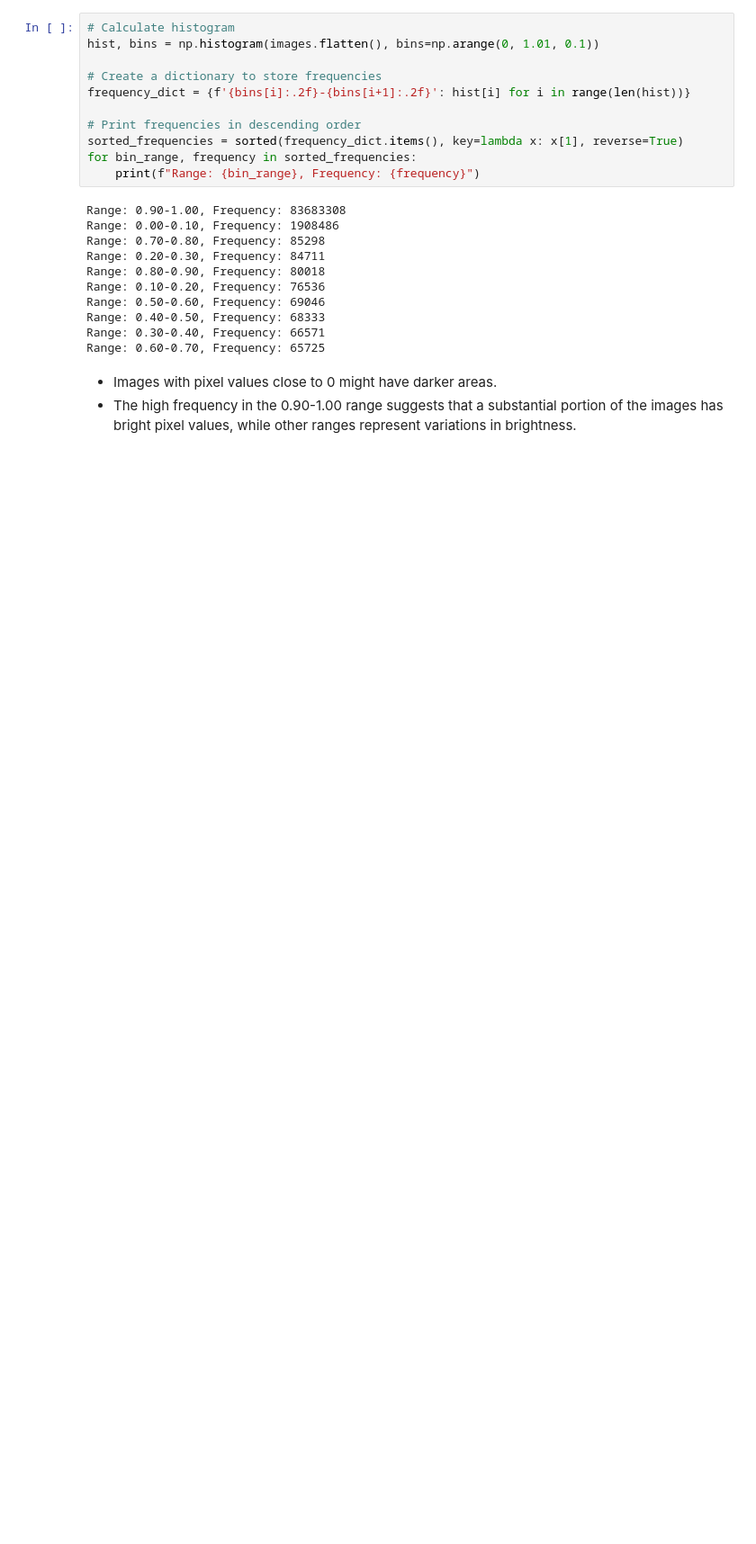
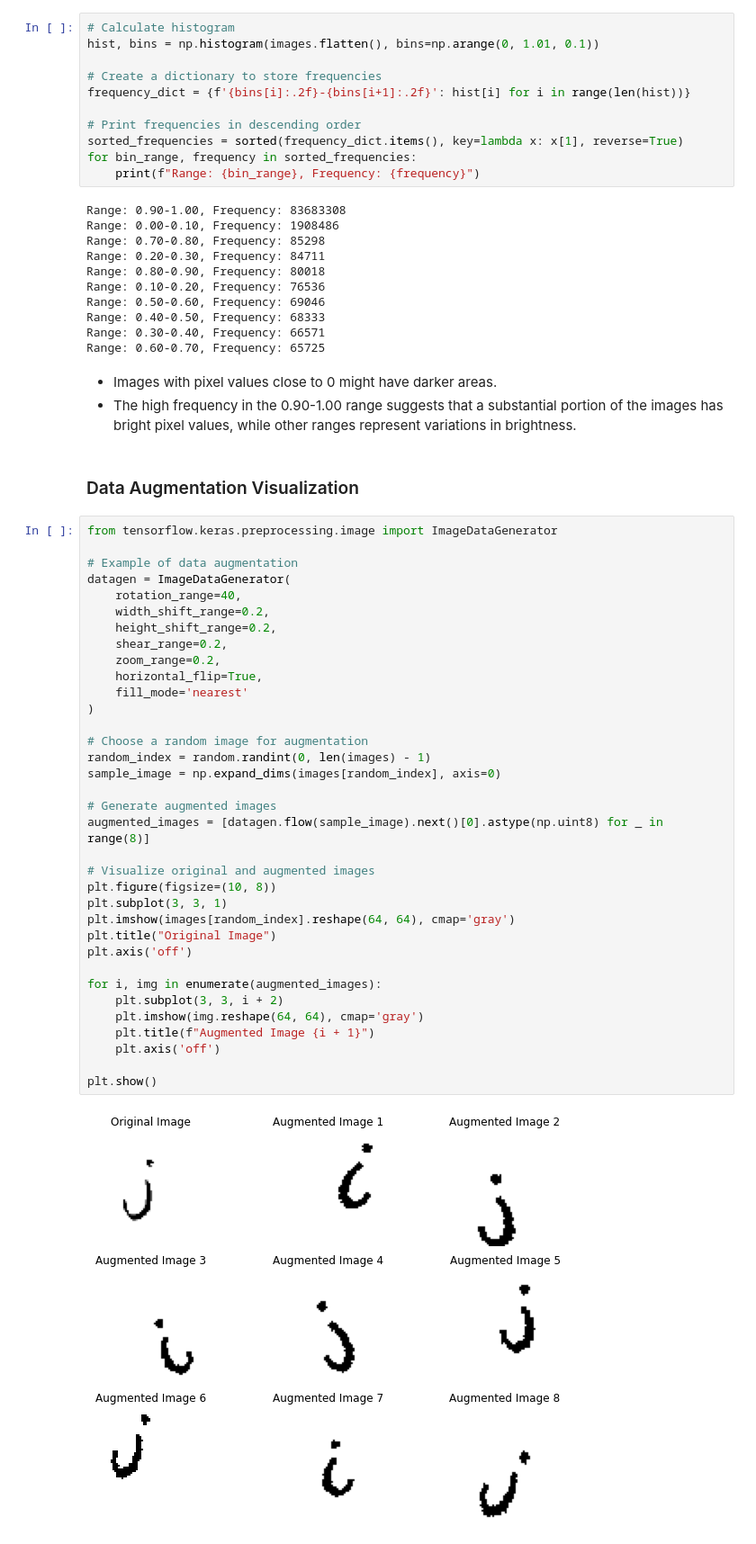
Before and after one commit to beyzanurkeskin/Handwritten-Letter-and-Person-Recognition-Project, a Jupyter notebook: Dataset/EDA.ipynb, the cells around one changed output. Shown: that part at 90% size. Drawn from its saved outputs; the diff is of its cells as text; blank space fills up the shorter version.

```diff
--- a/Dataset/EDA.ipynb
+++ b/Dataset/EDA.ipynb
@@ -204,3 +206,42 @@ Range: 0.60-0.70, Frequency: 65725
 # %% [markdown]
 * Images with pixel values close to 0 might have darker areas.
 * The high frequency in the 0.90-1.00 range suggests that a substantial portion of the images has bright pixel values, while other ranges represent variations in brightness.
+# %% [markdown]
+### Data Augmentation Visualization
+# %%
+from tensorflow.keras.preprocessing.image import ImageDataGenerator
+
+# Example of data augmentation
+datagen = ImageDataGenerator(
+    rotation_range=40,
+    width_shift_range=0.2,
+    height_shift_range=0.2,
+    shear_range=0.2,
+    zoom_range=0.2,
+    horizontal_flip=True,
+    fill_mode='nearest'
+)
+
+# Choose a random image for augmentation
+random_index = random.randint(0, len(images) - 1)
+sample_image = np.expand_dims(images[random_index], axis=0)
+
+# Generate augmented images
+augmented_images = [datagen.flow(sample_image).next()[0].astype(np.uint8) for _ in range(8)]
+
+# Visualize original and augmented images
+plt.figure(figsize=(10, 8))
+plt.subplot(3, 3, 1)
+plt.imshow(images[random_index].reshape(64, 64), cmap='gray')
+plt.title("Original Image")
+plt.axis('off')
+
+for i, img in enumerate(augmented_images):
+    plt.subplot(3, 3, i + 2)
+    plt.imshow(img.reshape(64, 64), cmap='gray')
+    plt.title(f"Augmented Image {i + 1}")
+    plt.axis('off')
+
+plt.show()
+# %% [output]
+[figure, added]
```
Also changed, not shown: parts of 4 cells of this notebook, 9 other files.
